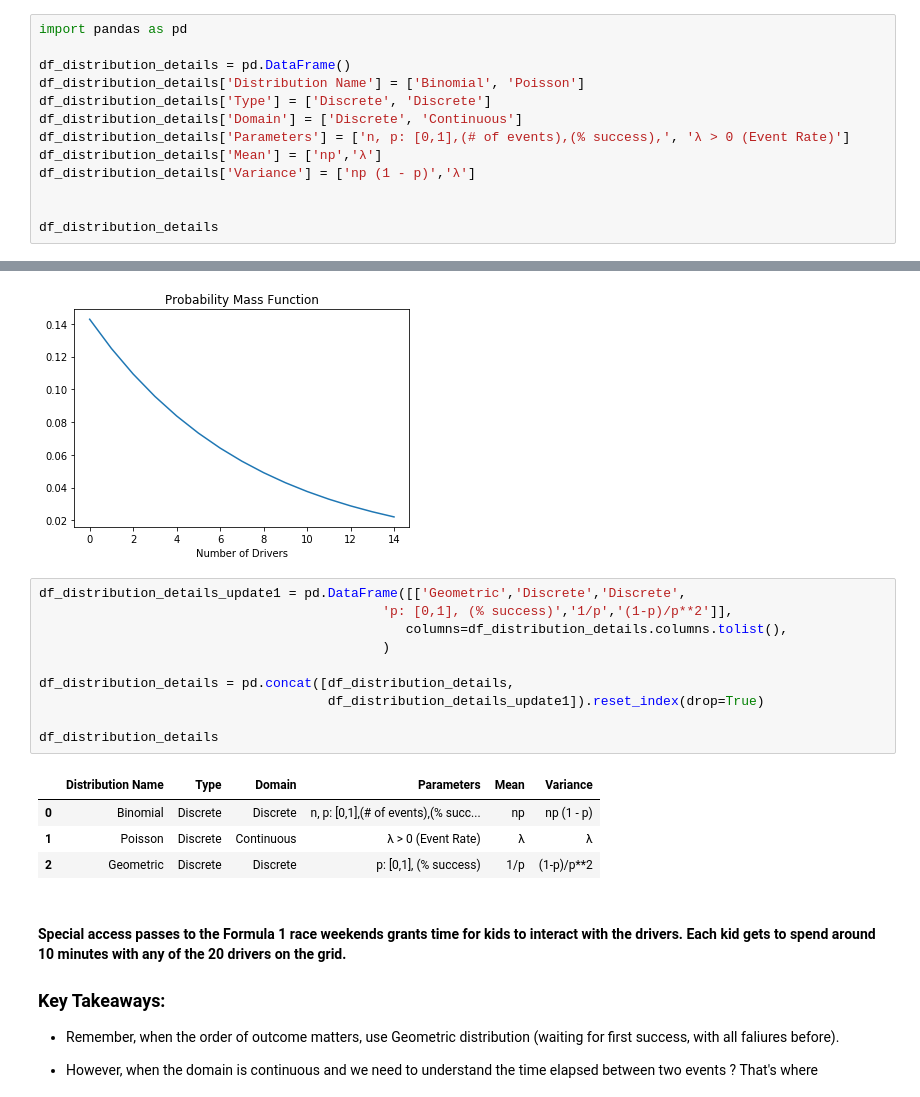
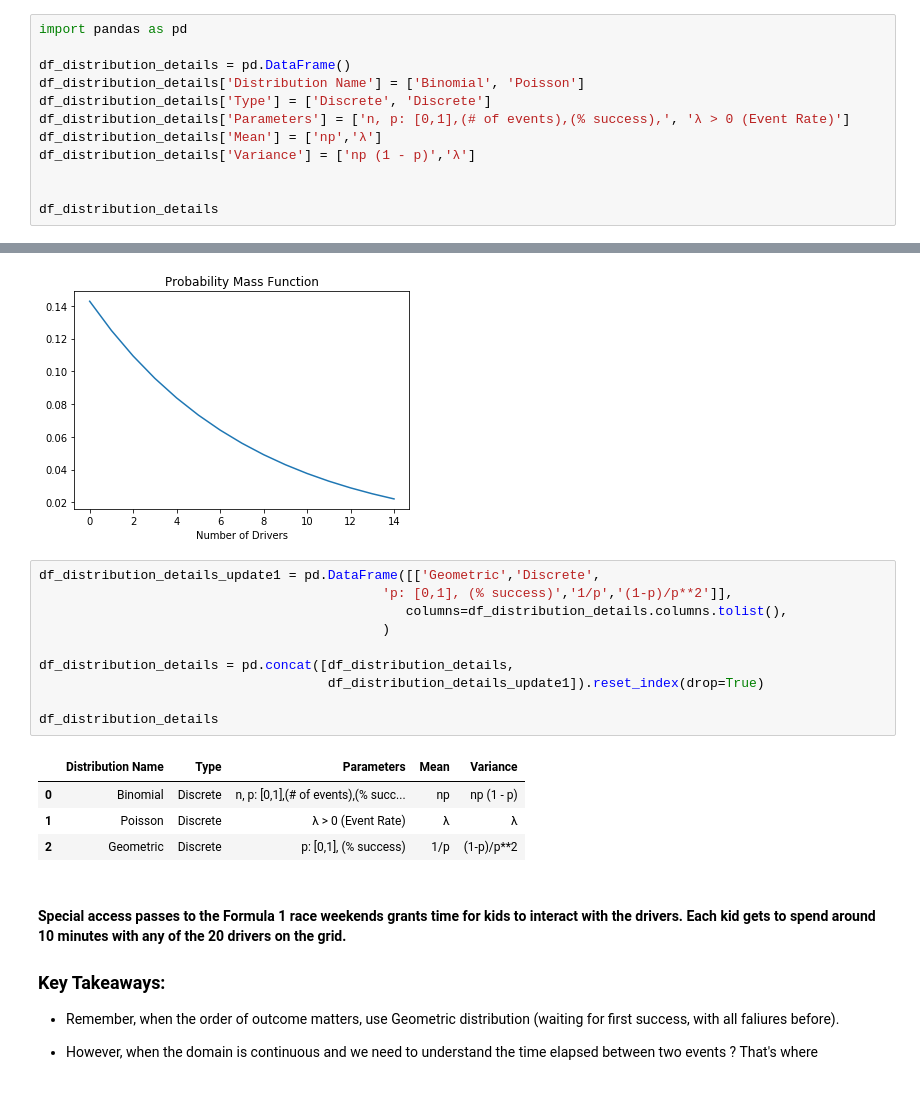
Before and after one commit to AdiVarma27/AdiVarma27.github.io, a Jupyter notebook: _jupyter/2019-06-22-Probability Distributions (The Why's of choosing a distribution, Formula-1 example).ipynb, the cells around one changed output, grey strips where cells are left out. Saved outputs shown, nothing was run; the diff lists cells and outputs as text.

```diff
--- a/_jupyter/2019-06-22-Probability Distributions (The Why's of choosing a distribution, Formula-1 example).ipynb
+++ b/_jupyter/2019-06-22-Probability Distributions (The Why's of choosing a distribution, Formula-1 example).ipynb
@@ -170,7 +168,6 @@ import pandas as pd
 df_distribution_details = pd.DataFrame()
 df_distribution_details['Distribution Name'] = ['Binomial', 'Poisson']
 df_distribution_details['Type'] = ['Discrete', 'Discrete']
-df_distribution_details['Domain'] = ['Discrete', 'Continuous']
 df_distribution_details['Parameters'] = ['n, p: [0,1],(# of events),(% success),', 'λ > 0 (Event Rate)']
 df_distribution_details['Mean'] = ['np','λ']
 df_distribution_details['Variance'] = ['np (1 - p)','λ']
@@ -259,20 +257,20 @@ pltGeometricPmf(0.125, 15)
 # %% [output]
 [figure]
 # %%
-df_distribution_details_update1 = pd.DataFrame([['Geometric','Discrete','Discrete',
+df_distribution_details_update1 = pd.DataFrame([['Geometric','Discrete',
                                             'p: [0,1], (% success)','1/p','(1-p)/p**2']],
                                                columns=df_distribution_details.columns.tolist(),
                                             )
 
 df_distribution_details = pd.concat([df_distribution_details,
                                      df_distribution_details_update1]).reset_index(drop=True)
 
 df_distribution_details
 # %% [output]
-|  | Distribution Name | Type | Domain | Parameters | Mean | Variance |
-| 0 | Binomial | Discrete | Discrete | n, p: [0,1],(# of events),(% succ... | np | np (1 - p) |
-| 1 | Poisson | Discrete | Continuous | λ > 0 (Event Rate) | λ | λ |
-| 2 | Geometric | Discrete | Discrete | p: [0,1], (% success) | 1/p | (1-p)/p**2 |
+|  | Distribution Name | Type | Parameters | Mean | Variance |
+| 0 | Binomial | Discrete | n, p: [0,1],(# of events),(% succ... | np | np (1 - p) |
+| 1 | Poisson | Discrete | λ > 0 (Event Rate) | λ | λ |
+| 2 | Geometric | Discrete | p: [0,1], (% success) | 1/p | (1-p)/p**2 |
 # %% [markdown]
 #### Special access passes to the Formula 1 race weekends grants time for kids to interact with the drivers. Each kid gets to spend around 10 minutes with any of the 20 drivers on the grid.
 
```
Also changed, not shown: parts of 8 cells of this notebook, 1 other file.
